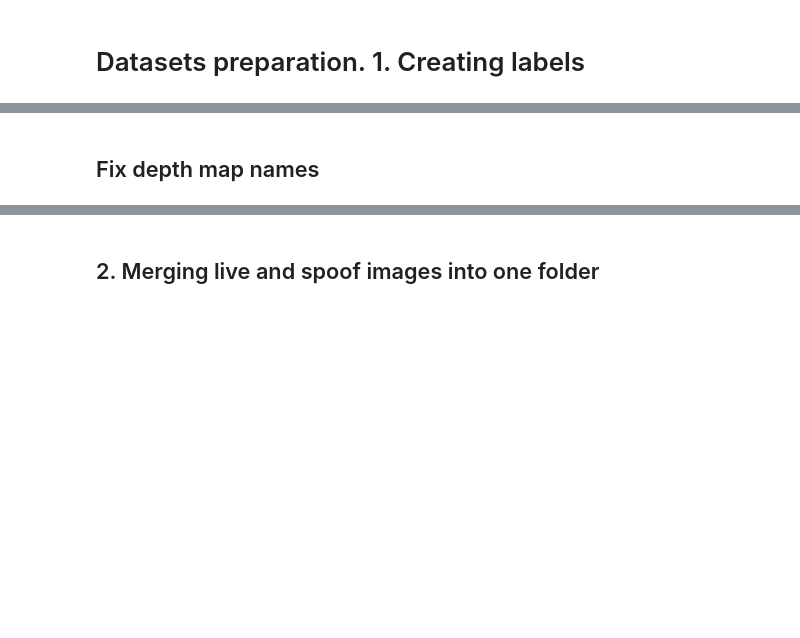
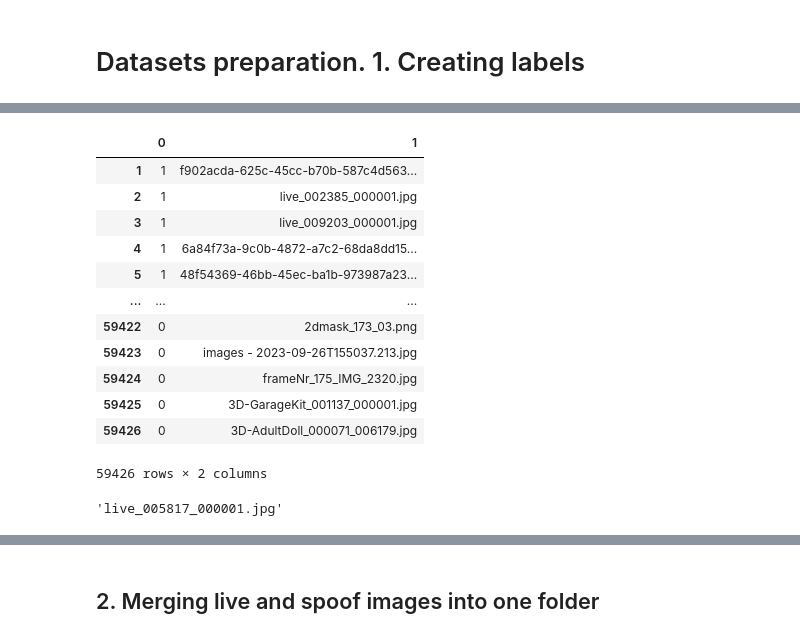
Before and after one commit to biometrickz/SSAN, a Jupyter notebook: Untitled.ipynb, the cells around one changed output, grey strips where cells are left out. Cells and saved outputs as stored; diff of their text form; code cells hidden in the pictures; blank space fills up the shorter version.

```diff
--- a/Untitled.ipynb
+++ b/Untitled.ipynb
@@ -7,3 +25,24 @@ from utils import *
+# %%
+df = pd.read_csv(train_csv, header=None).drop([0], axis=0)
+df
+# %% [output]
+|  | 0 | 1 |
+| 1 | 1 | f902acda-625c-45cc-b70b-587c4d563... |
+| 2 | 1 | live_002385_000001.jpg |
+| 3 | 1 | live_009203_000001.jpg |
+| 4 | 1 | 6a84f73a-9c0b-4872-a7c2-68da8dd15... |
+| 5 | 1 | 48f54369-46bb-45ec-ba1b-973987a23... |
+| ... | ... | ... |
+| 59422 | 0 | 2dmask_173_03.png |
+| 59423 | 0 | images - 2023-09-26T155037.213.jpg |
+| 59424 | 0 | frameNr_175_IMG_2320.jpg |
+| 59425 | 0 | 3D-GarageKit_001137_000001.jpg |
+| 59426 | 0 | 3D-AdultDoll_000071_006179.jpg |
+59426 rows × 2 columns
+# %%
+df.iloc[15, 1]
+# %% [output]
+'live_005817_000001.jpg'
 # %%
 def generate_labels_csv(dirr):
     train_files = os.listdir(dirr)
@@ -25,2 +66,0 @@ for tp in ['train', 'test', 'val']:
-# %% [markdown]
-## Fix depth map names
```
Also changed, not shown: parts of 12 cells of this notebook, 8 other files.
